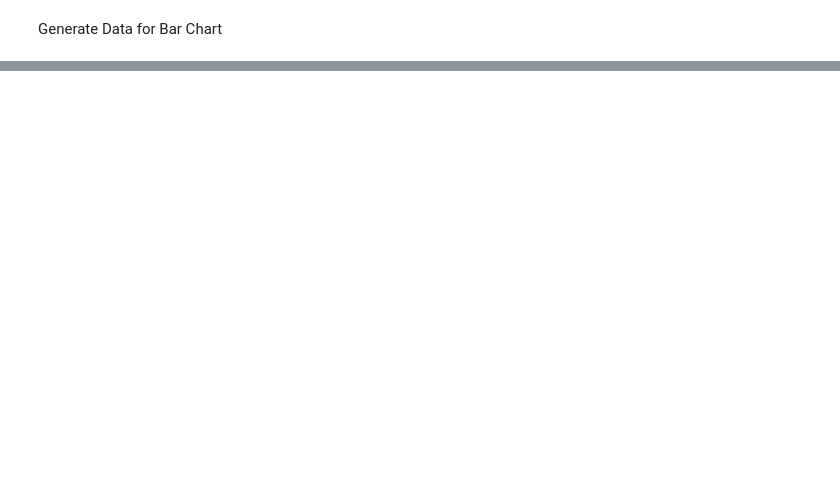
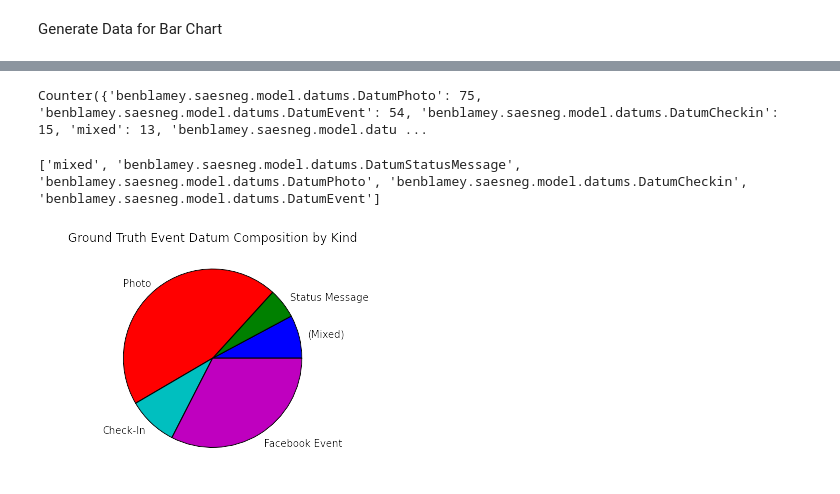
Before and after one commit to benblamey/ben_phd_python, a Jupyter notebook: DescriptiveStats.ipynb, the cells around one changed output, grey strips where cells are left out. Saved outputs shown, nothing was run; the diff lists cells and outputs as text; code cells hidden in the pictures; blank space fills up the shorter version.

```diff
--- a/DescriptiveStats.ipynb
+++ b/DescriptiveStats.ipynb
@@ -189,0 +292,48 @@ show()
+# %%
+#Number of types in each gt event cluster
+types_in_gt_clusters = [set([datum[1] for datum in gt_event_cluster]) for gt_event_cluster in list(chain.from_iterable(data))]
+#pp.pprint(types_in_gt_clusters)
+
+
+gt_cluster_type_counter = Counter()
+
+for types in types_in_gt_clusters:
+    if (len(types) == 1):
+        type = next(iter(types))
+    else:
+        type = 'mixed'
+
+    gt_cluster_type_counter[type] += 1
+
+
+pp.pprint(gt_cluster_type_counter)
+# %% [output]
+Counter({'benblamey.saesneg.model.datums.DatumPhoto': 75, 'benblamey.saesneg.model.datums.DatumEvent': 54, 'benblamey.saesneg.model.datums.DatumCheckin': 15, 'mixed': 13, 'benblamey.saesneg.model.datu ...
+# %%
+
+
+
+print gt_cluster_type_counter.keys()
+label_list =  [pretty_labels[label] for label in gt_cluster_type_counter.keys()]
+x_list = gt_cluster_type_counter.values()
+
+axis("equal")
+pie(
+x_list,
+labels=label_list,
+autopct=None,
+#startangle=45
+#autopct="%1.1f%%",
+#pctdistance=0.8
+)
+title2 = "Ground Truth Event Datum Composition by Kind"
+title(title2)
+
+
+savefig("GTtypepie.png", dpi=600, figsize=(8, 6))
+savefig("GTtypepie.pdf", dpi=600, figsize=(8, 6))
+
+show()
+# %% [output]
+['mixed', 'benblamey.saesneg.model.datums.DatumStatusMessage', 'benblamey.saesneg.model.datums.DatumPhoto', 'benblamey.saesneg.model.datums.DatumCheckin', 'benblamey.saesneg.model.datums.DatumEvent']
+[figure, added]
```
Also changed, not shown: parts of 19 cells of this notebook, 20 other files.
